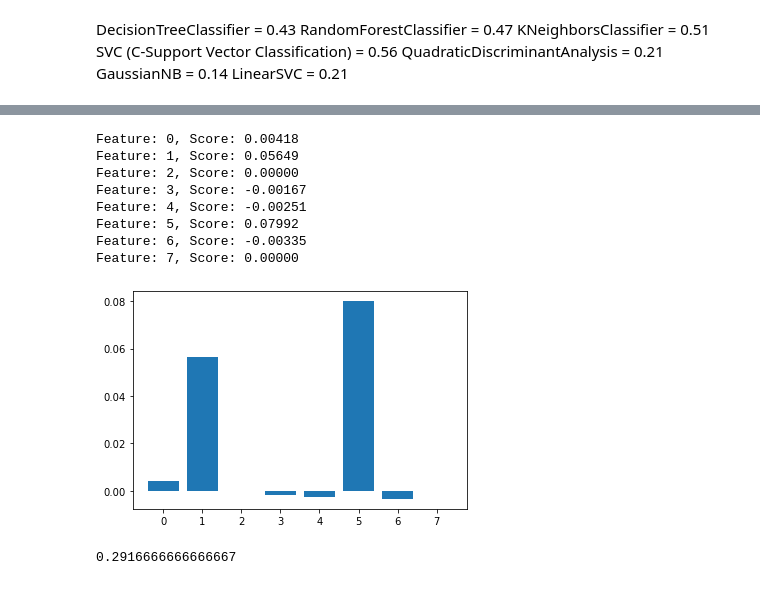
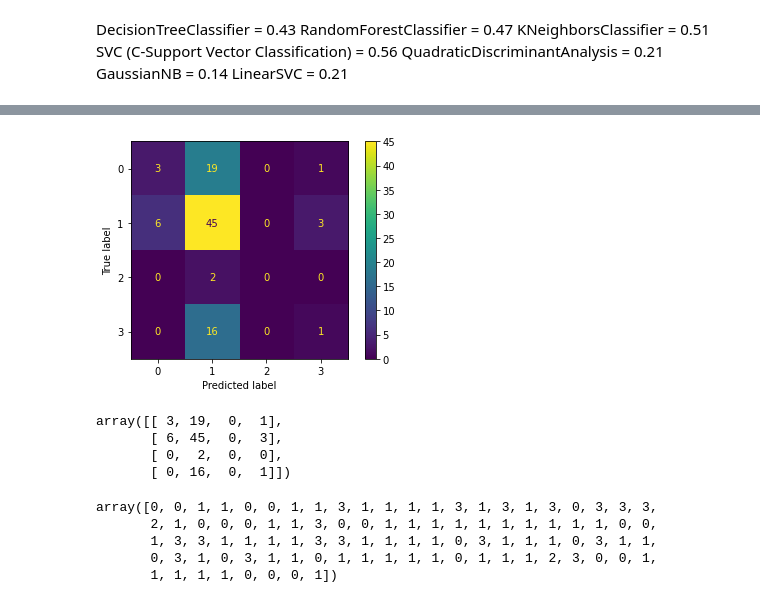
Before and after one commit to paulo7676/Faculdade, a Jupyter notebook: LCDIA/Documentos_Jorge/lazy_classifier.ipynb, the cells around one changed output, grey strips where cells are left out. Cells and saved outputs as stored; diff of their text form; code cells hidden in the pictures.

```diff
--- a/LCDIA/Documentos_Jorge/lazy_classifier.ipynb
+++ b/LCDIA/Documentos_Jorge/lazy_classifier.ipynb
@@ -117,43 +143,8 @@ TypeError: 'function' object is not subscriptable
-# %%
-# linear regression feature importance
-from sklearn.datasets import make_regression
-
-from sklearn.inspection import permutation_importance
-
-from sklearn.tree import DecisionTreeClassifier
-from sklearn.ensemble import RandomForestClassifier
-from sklearn.neighbors import KNeighborsClassifier
-
-
-from matplotlib import pyplot
-# define dataset
-model = KNeighborsClassifier()
-# fit the model
-model.fit(X_train, y_train)
-
-# perform permutation importance
-results = permutation_importance(model, X, y, scoring='accuracy')
-# get importance
-importance = results.importances_mean
-# summarize feature importance
-for i,v in enumerate(importance):
-	print('Feature: %0d, Score: %.5f' % (i,v))
-# plot feature importance
-pyplot.bar([x for x in range(len(importance))], importance)
-pyplot.show()
-# %% [output]
-Feature: 0, Score: 0.00418
-Feature: 1, Score: 0.05649
-Feature: 2, Score: 0.00000
-Feature: 3, Score: -0.00167
-Feature: 4, Score: -0.00251
-Feature: 5, Score: 0.07992
-Feature: 6, Score: -0.00335
-Feature: 7, Score: 0.00000
-[figure, removed]
-# %%
-from sklearn import metrics
-
-model.score(X_test, y_test)
-# %% [output]
-0.2916666666666667
+# %%
+
+from sklearn.linear_model import LogisticRegression
+
+
+clf = LogisticRegression(random_state=0).fit(X_train, y_train)
+
+y_previsao = clf.predict(X_test)
@@ -159,0 +157,25 @@ model.score(X_test, y_test)
+# %%
+disp = ConfusionMatrixDisplay(confusion_matrix=cm,
+                              display_labels=clf.classes_)
+disp.plot()
+
+plt.show()
+# %% [output]
+[figure, added]
+# %%
+from sklearn.metrics import confusion_matrix
+cm = confusion_matrix(y_test, y_previsao)
+cm
+# %% [output]
+array([[ 3, 19,  0,  1],
+       [ 6, 45,  0,  3],
+       [ 0,  2,  0,  0],
+       [ 0, 16,  0,  1]])
+# %%
+y_test
+# %% [output]
+array([0, 0, 1, 1, 0, 0, 1, 1, 3, 1, 1, 1, 1, 3, 1, 3, 1, 3, 0, 3, 3, 3,
+       2, 1, 0, 0, 0, 1, 1, 3, 0, 0, 1, 1, 1, 1, 1, 1, 1, 1, 1, 1, 0, 0,
+       1, 3, 3, 1, 1, 1, 1, 3, 3, 1, 1, 1, 1, 0, 3, 1, 1, 1, 0, 3, 1, 1,
+       0, 3, 1, 0, 3, 1, 1, 0, 1, 1, 1, 1, 1, 0, 1, 1, 1, 2, 3, 0, 0, 1,
+       1, 1, 1, 1, 0, 0, 0, 1])
```
Also changed, not shown: parts of 6 cells of this notebook, 3 other files.
